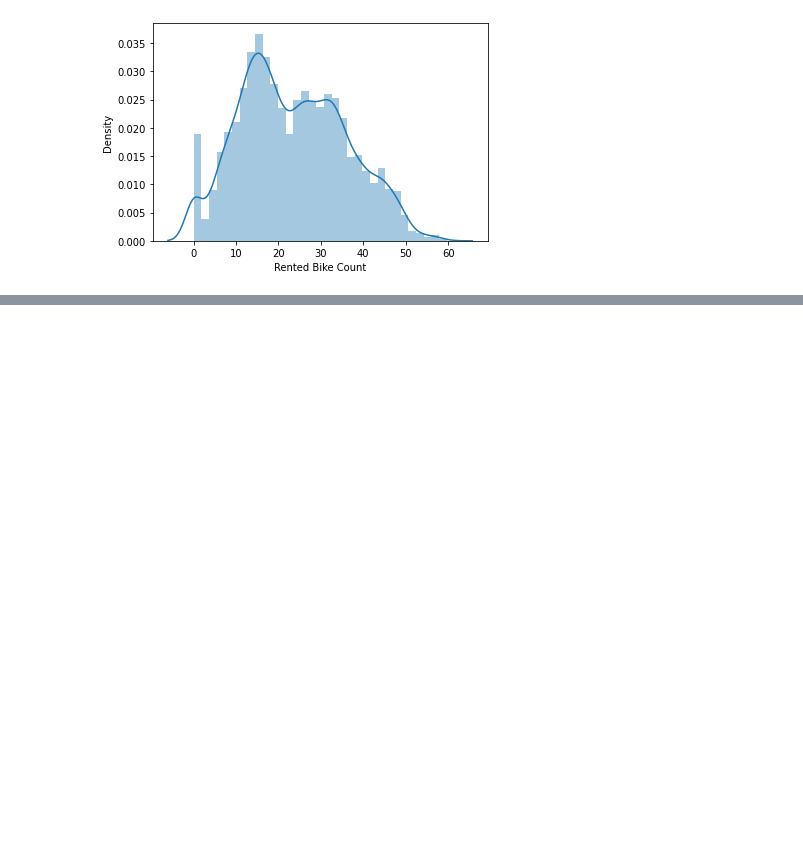
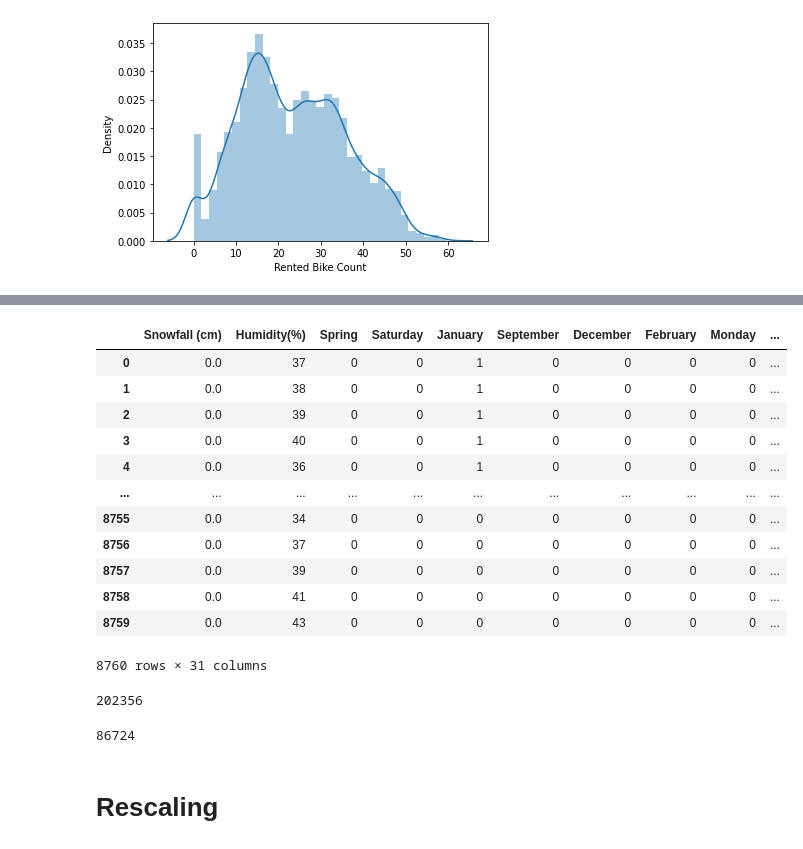
Before and after one commit to MeghanaRanganath98/ML-Capstone-project-Regression, a Jupyter notebook: Meghana_RS_Bike_Sharing_Demand_Prediction_Capstone_Project.ipynb, the cells around one changed output, grey strips where cells are left out. Cells and saved outputs as stored; diff of their text form; code cells hidden in the pictures; blank space fills up the shorter version.

```diff
--- a/Meghana_RS_Bike_Sharing_Demand_Prediction_Capstone_Project.ipynb
+++ b/Meghana_RS_Bike_Sharing_Demand_Prediction_Capstone_Project.ipynb
@@ -531,0 +566,2 @@ sns.distplot(np.sqrt(df['Rented Bike Count']))
+# %%
+bike_df=pd.concat([bike_df,status,status1, status2, status3, status4, status5], axis =1)
@@ -531,0 +570,2 @@ sns.distplot(np.sqrt(df['Rented Bike Count']))
+# %%
+bike_df.drop(["Holiday","Seasons","Functioning Day","weekday","Month","label_day_night","Day","Year"], axis=1, inplace=True)
@@ -531,0 +592,6 @@ sns.distplot(np.sqrt(df['Rented Bike Count']))
+# %%
+dependent_variable = 'Rented Bike Count'
+# %%
+# Create a list of independent variables
+independent_variables = list(set(bike_df.columns.tolist()) - {dependent_variable})
+(independent_variables)
@@ -531,0 +622,16 @@ sns.distplot(np.sqrt(df['Rented Bike Count']))
+# %%
+bike_df[independent_variables]
+# %% [output]
+|  | Snowfall (cm) | Humidity(%) | Spring | Saturday | January | September | December | February | Monday | ... |
+| 0 | 0.0 | 37 | 0 | 0 | 1 | 0 | 0 | 0 | 0 | ... |
+| 1 | 0.0 | 38 | 0 | 0 | 1 | 0 | 0 | 0 | 0 | ... |
+| 2 | 0.0 | 39 | 0 | 0 | 1 | 0 | 0 | 0 | 0 | ... |
+| 3 | 0.0 | 40 | 0 | 0 | 1 | 0 | 0 | 0 | 0 | ... |
+| 4 | 0.0 | 36 | 0 | 0 | 1 | 0 | 0 | 0 | 0 | ... |
+| ... | ... | ... | ... | ... | ... | ... | ... | ... | ... | ... |
+| 8755 | 0.0 | 34 | 0 | 0 | 0 | 0 | 0 | 0 | 0 | ... |
+| 8756 | 0.0 | 37 | 0 | 0 | 0 | 0 | 0 | 0 | 0 | ... |
+| 8757 | 0.0 | 39 | 0 | 0 | 0 | 0 | 0 | 0 | 0 | ... |
+| 8758 | 0.0 | 41 | 0 | 0 | 0 | 0 | 0 | 0 | 0 | ... |
+| 8759 | 0.0 | 43 | 0 | 0 | 0 | 0 | 0 | 0 | 0 | ... |
+8760 rows × 31 columns
@@ -531,0 +643,10 @@ sns.distplot(np.sqrt(df['Rented Bike Count']))
+# %%
+bike_df_train.size
+# %% [output]
+202356
+# %%
+bike_df_test.size
+# %% [output]
+86724
+# %% [markdown]
+# **Rescaling**
```
Also changed, not shown: parts of 69 cells of this notebook.
